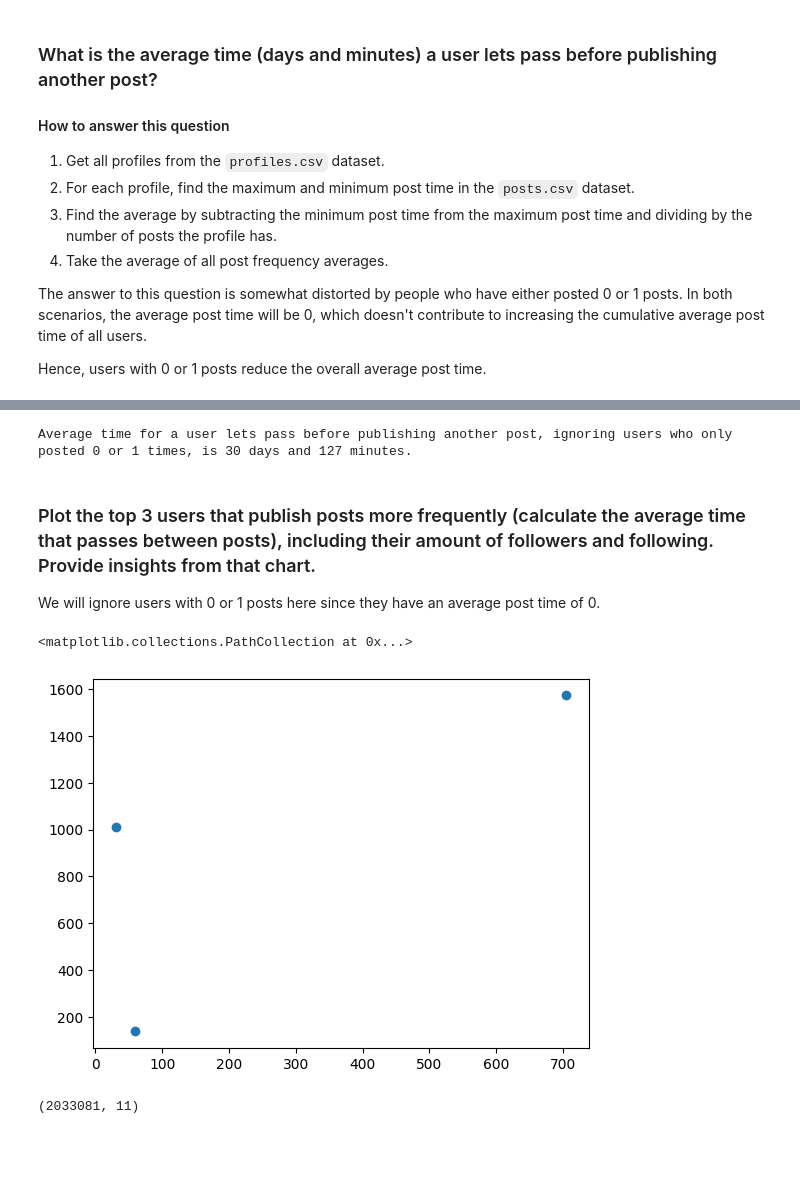
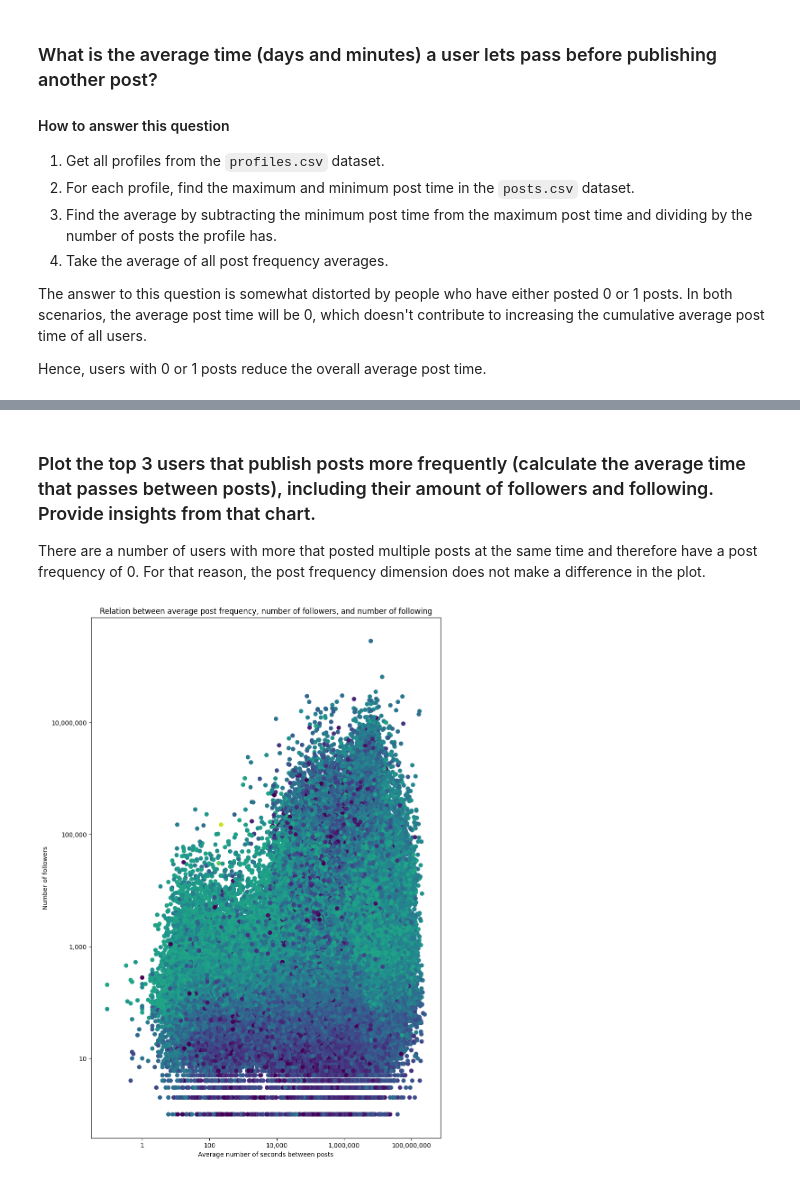
Before and after one commit to jonasbarth/adm-2022-hw-2, a Jupyter notebook: rq6.ipynb, the cells around one changed output, grey strips where cells are left out. Drawn from its saved outputs; the diff is of its cells as text; code cells hidden in the pictures; blank space fills up the shorter version.

Commit message:
RQ6 * make plot for followers, following, avg post time

```diff
--- a/rq6.ipynb
+++ b/rq6.ipynb
@@ -147,11 +154,6 @@ Average time for a user lets pass before publishing another post, taking into ac
-# %%
-days, minutes = timedelta_to_days_minutes(profiles_with_posts[profiles_with_posts.true_n_posts > 1].avg_post_time.mean())
-print(f"Average time for a user lets pass before publishing another post, ignoring users who only posted 0 or 1 times, is {days} days and {minutes} minutes.")
-# %% [output]
-Average time for a user lets pass before publishing another post, ignoring users who only posted 0 or 1 times, is 30 days and 127 minutes.
 # %% [markdown]
 ### Plot the top 3 users that publish posts more frequently (calculate the average time that passes between posts), including their amount of followers and following. Provide insights from that chart.
 
-We will ignore users with 0 or 1 posts here since they have an average post time of 0.
+There are a number of users with more that posted multiple posts at the same time and therefore have a post frequency of 0. For that reason, the post frequency dimension does not make a difference in the plot.
 # %%
 filtered_profiles = profiles_with_posts[profiles_with_posts.true_n_posts > 1]
@@ -159,11 +160,20 @@ top_3_users = profiles_with_posts.sort_values(by='avg_post_time').head(3)
-# %%
-plt.scatter(top_3_users.followers, top_3_users.following)
-# %% [output]
-<matplotlib.collections.PathCollection at 0x...>
-[figure, removed]
-# %%
-filtered_profiles.shape
-# %% [output]
-(2033081, 11)
+# %%
+from matplotlib.colors import LogNorm
+import matplotlib
+
+fig, ax = plt.subplots()
+fig.set_size_inches(10, 15)
+
+ax.scatter(filtered_profiles.avg_post_time.dt.total_seconds(), filtered_profiles.followers, c=filtered_profiles.following, norm=LogNorm())
+ax.set_yscale('log')
+ax.set_xscale('log')
+ax.set_title('Relation between average post frequency, number of followers, and number of following')
+ax.set_xlabel('Average number of seconds between posts')
+ax.set_ylabel('Number of followers')
+
+ax.get_yaxis().set_major_formatter(matplotlib.ticker.FuncFormatter(lambda x, p: format(int(x), ',')))
+ax.get_xaxis().set_major_formatter(matplotlib.ticker.FuncFormatter(lambda x, p: format(int(x), ',')))
+# %% [output]
+[figure, added]
 # %% [markdown]
 ### Using the function you previously coded, plot the time intervals with the highest average number of “likes” and the ones with the highest average number of comments on posts.
```
Also changed, not shown: parts of 16 cells of this notebook.
